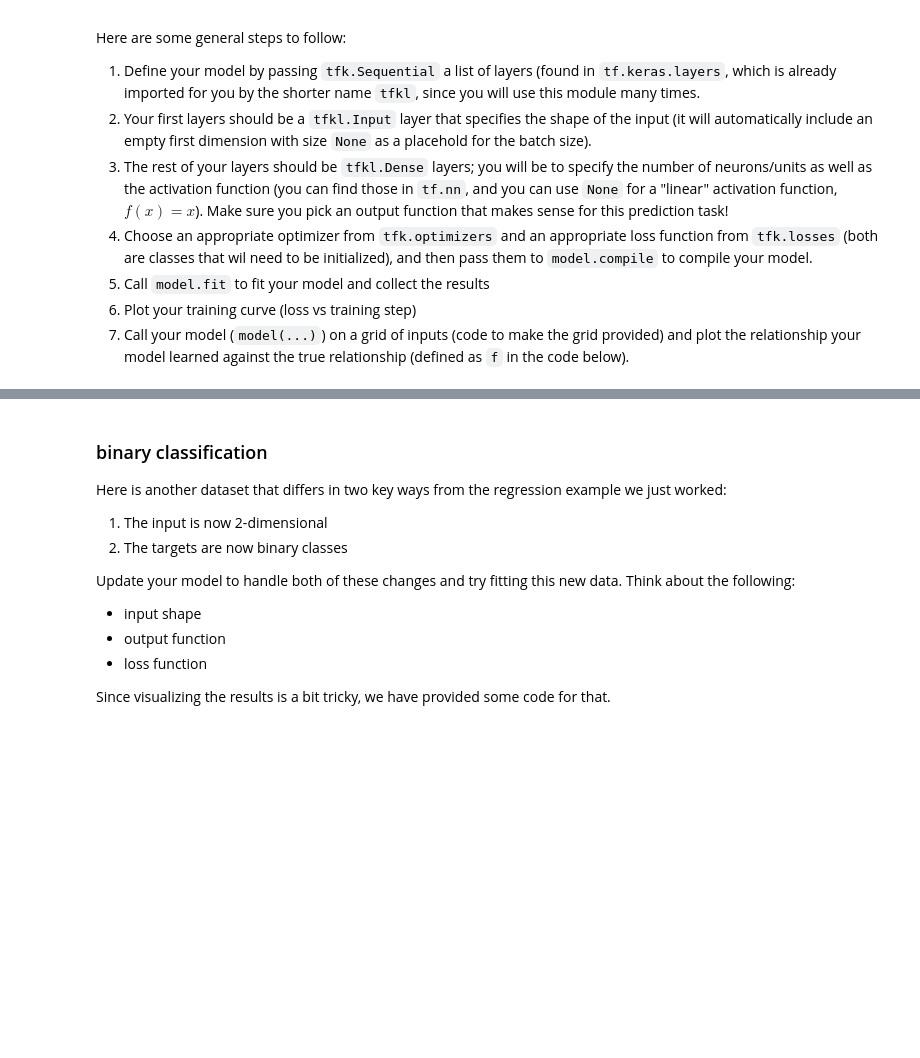
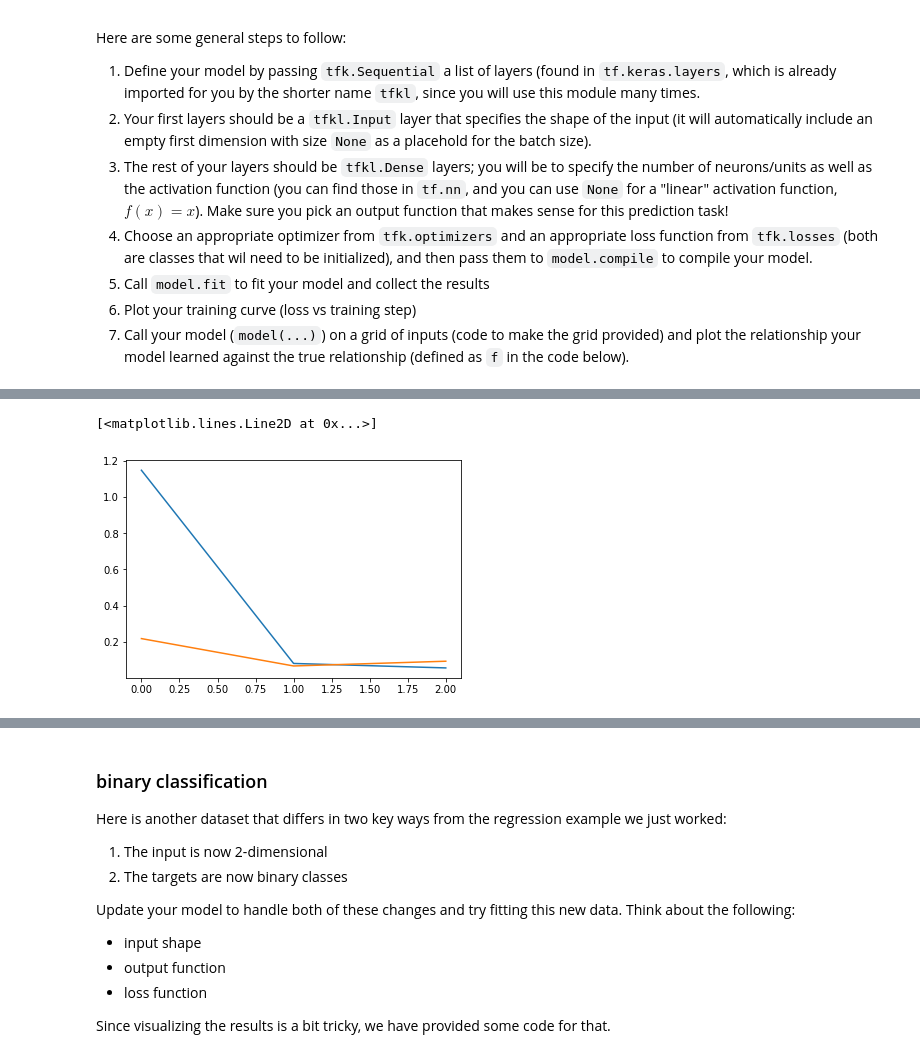
Before and after one commit to skang77e/ANLY590, a Jupyter notebook: Lab/Lab6/Copy_of_keras_lab.ipynb, the cells around one changed output, grey strips where cells are left out. Drawn from its saved outputs; the diff is of its cells as text; code cells hidden in the pictures; blank space fills up the shorter version.

```diff
--- a/Lab/Lab6/Copy_of_keras_lab.ipynb
+++ b/Lab/Lab6/Copy_of_keras_lab.ipynb
@@ -38,0 +36,23 @@ y_true = f(x_grid)
+# %%
+a = tf.nn.relu
+model = tfk.Sequential([
+    tfkl.InputLayer((1,)),
+    tf.keras.layers.Dense(1000, activation = a), # adding two hidden layers - no hidden layers would be be a linear model
+    tf.keras.layers.Dense(200, activation = a), # if only want one hidden layer then we could add higher # than 100 in dense
+    tf.keras.layers.Dense(1, activation = None) # we only want one unit in output layer because doing linear reg
+])
+model.summary()
+
+# early stopping
+
+cbs = [tfk.callbacks.EarlyStopping(min_delta=0.01, patience = 0)]
+ds_train = tf.data.Dataset.from_tensor_slices((x_train, y_train)).batch(32).repeat().prefetch(10)
+ds_test = tf.data.Dataset.from_tensor_slices((x_test, y_test)).batch(100).repeat().prefetch(10)
+
+loss = tfk.losses.MeanSquaredError()
+opt = tfk.optimizers.Adam()
+model.compile(opt, loss)
+
+results = model.fit(ds_train, steps_per_epoch = 100,
+                    epochs = 1000, callbacks = cbs,
+                    validation_data = ds_test, validation_steps = 1)
@@ -38,0 +80,6 @@ y_true = f(x_grid)
+# %%
+plt.plot(results.history['loss'])
+plt.plot(results.history['val_loss'])
+# %% [output]
+[<matplotlib.lines.Line2D at 0x...>]
+[figure, added]
```
Also changed, not shown: parts of 13 cells of this notebook.
